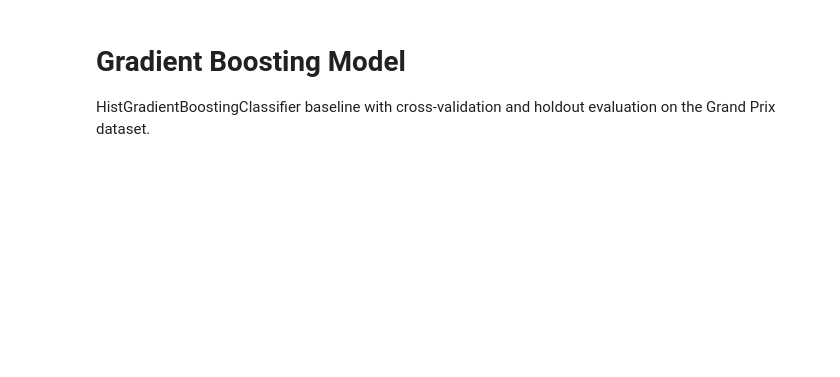
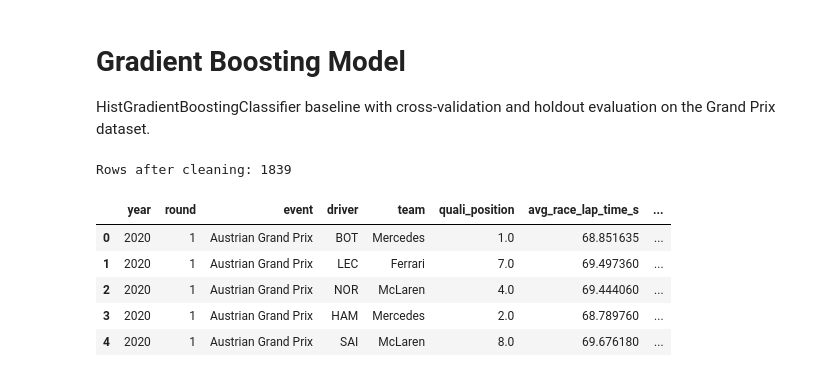
Before and after one commit to mcfiet/dl-project, a Jupyter notebook: gradient_boosting.ipynb, the cells around one changed output. Drawn from its saved outputs; the diff is of its cells as text; code cells hidden in the pictures; blank space fills up the shorter version.

```diff
--- a/gradient_boosting.ipynb
+++ b/gradient_boosting.ipynb
@@ -31,2 +26,42 @@ RANDOM_STATE = 42
+# %%
+DATA_PATH = Path('data/grandprix_features_3.csv')
+FEATURES = [
+    'year',
+    'round',
+    'avg_race_lap_time_s',
+    'lap_delta_vs_event_mean_s',
+    'quali_position',
+    'prev_points_total',
+    'rolling_points_last3',
+    'driver_points_per_race',
+    'team_prev_points_total',
+    'team_points_per_race',
+]
+TARGET = 'scored_points'
+RANDOM_STATE = 42
+
+df = pd.read_csv(DATA_PATH)
+
+# Ensure new feature columns exist even if using older CSV
+defaults = {
+    'lap_delta_vs_event_mean_s': 0.0,
+    'rolling_points_last3': 0.0,
+    'driver_points_per_race': 0.0,
+    'team_prev_points_total': 0.0,
+    'team_points_per_race': 0.0,
+}
+for col, val in defaults.items():
+    if col not in df.columns:
+        df[col] = val
+print(f"Rows after cleaning: {len(df)}")
+df.head()
+# %% [output]
+Rows after cleaning: 1839
+|  | year | round | event | driver | team | quali_position | avg_race_lap_time_s | ... |
+| 0 | 2020 | 1 | Austrian Grand Prix | BOT | Mercedes | 1.0 | 68.851635 | ... |
+| 1 | 2020 | 1 | Austrian Grand Prix | LEC | Ferrari | 7.0 | 69.497360 | ... |
+| 2 | 2020 | 1 | Austrian Grand Prix | NOR | McLaren | 4.0 | 69.444060 | ... |
+| 3 | 2020 | 1 | Austrian Grand Prix | HAM | Mercedes | 2.0 | 68.789760 | ... |
+| 4 | 2020 | 1 | Austrian Grand Prix | SAI | McLaren | 8.0 | 69.676180 | ... |
 # %%
 # Load data
```
Also changed, not shown: parts of 3 cells of this notebook, 3 other files.
